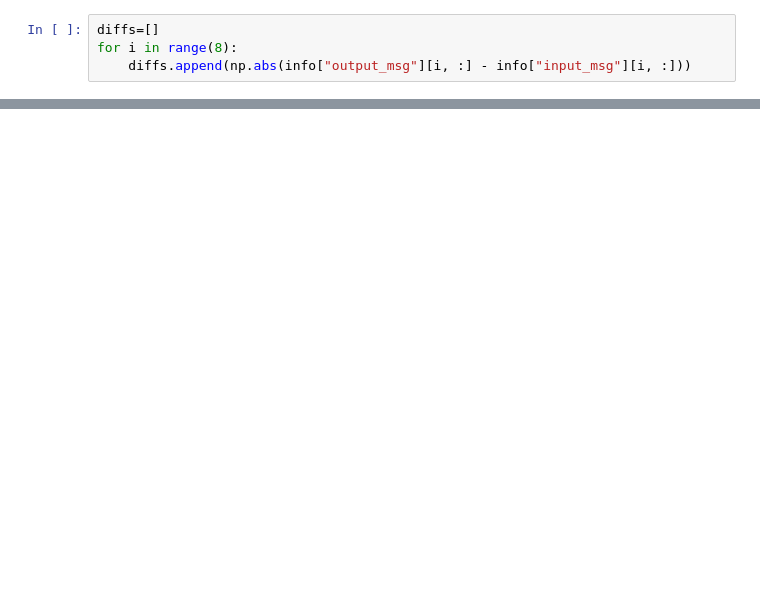
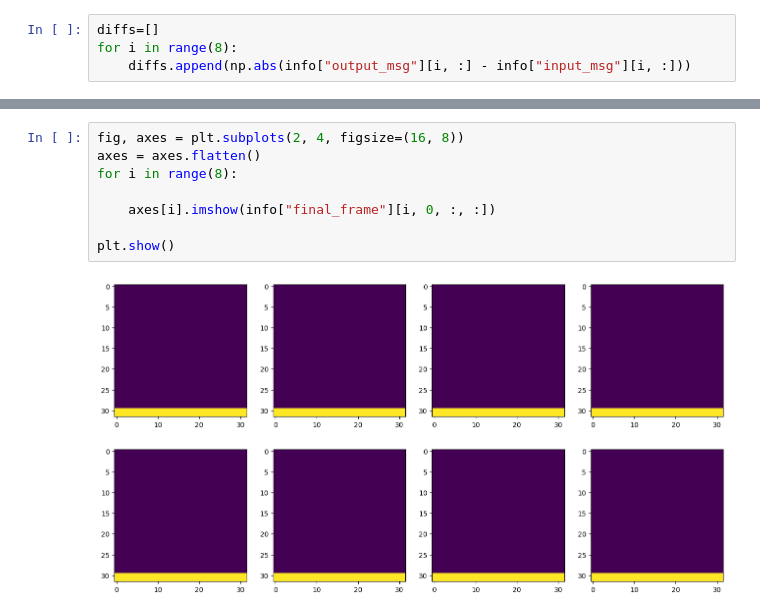
Before and after one commit to ichko/vitascopic-nca, a Jupyter notebook: notebooks/csenge_playing.ipynb, the cells around one changed output, grey strips where cells are left out. Cells and saved outputs as stored; diff of their text form; blank space fills up the shorter version.

```diff
--- a/notebooks/csenge_playing.ipynb
+++ b/notebooks/csenge_playing.ipynb
@@ -84,0 +87,10 @@ plt.show()
+# %%
+fig, axes = plt.subplots(2, 4, figsize=(16, 8))
+axes = axes.flatten()
+for i in range(8):
+
+    axes[i].imshow(info["final_frame"][i, 0, :, :])
+
+plt.show()
+# %% [output]
+[figure, added]
```
Also changed, not shown: parts of 7 cells of this notebook, 2 other files.
